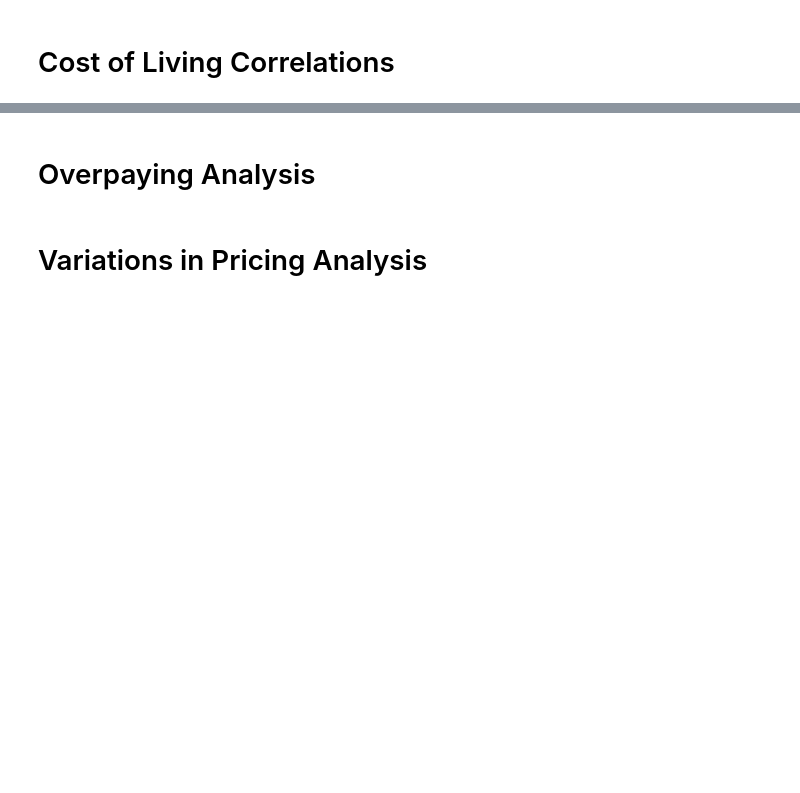
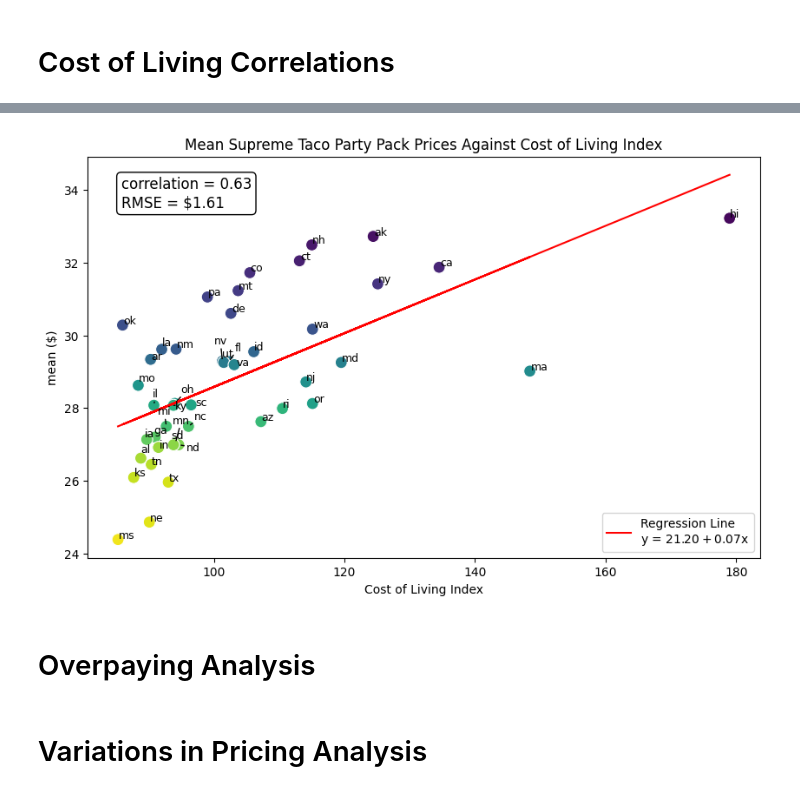
Before and after one commit to arjungup740/taco-bell, a Jupyter notebook: present.ipynb, the cells around one changed output, grey strips where cells are left out. Drawn from its saved outputs; the diff is of its cells as text; code cells hidden in the pictures; blank space fills up the shorter version.

```diff
--- a/present.ipynb
+++ b/present.ipynb
@@ -201,8 +220,10 @@ plot_regression(merged_city[merged_city['cost of living index'] < 121], 'cost of
 # %%
 merged_state = state_distro.merge(state_coli, how = 'left', left_on = 'state', right_on = 'abbrev')
-# plot_regression(merged_state, 'Cost of Living Index', 'mean', title_prefix='Taco Bell Prices: ', label_top_n=50)
-plot_regression(merged_state[merged_state['state'] !='hi'], 'Cost of Living Index', 'mean', title_prefix='Taco Bell Prices: ', label_top_n=50)
+plot_regression(merged_state, 'Cost of Living Index', 'mean', title_prefix='Taco Bell Prices: ', custom_title = 'Mean Supreme Taco Party Pack Prices Against Cost of Living Index' , label_top_n=50)
+# plot_regression(merged_state[merged_state['state'] !='hi'], 'Cost of Living Index', 'mean', title_prefix='Taco Bell Prices: ', label_top_n=50)
 # plot_regression(merged_state[merged_state['state'] !='vt'], 'Cost of Living Index', 'mean', title_prefix='Taco Bell Prices: ', label_top_n=50)
+# %% [output]
+[figure, added]
 # %% [markdown]
 # Overpaying Analysis
 # %%
```
Also changed, not shown: parts of 12 cells of this notebook, 1 other file.
